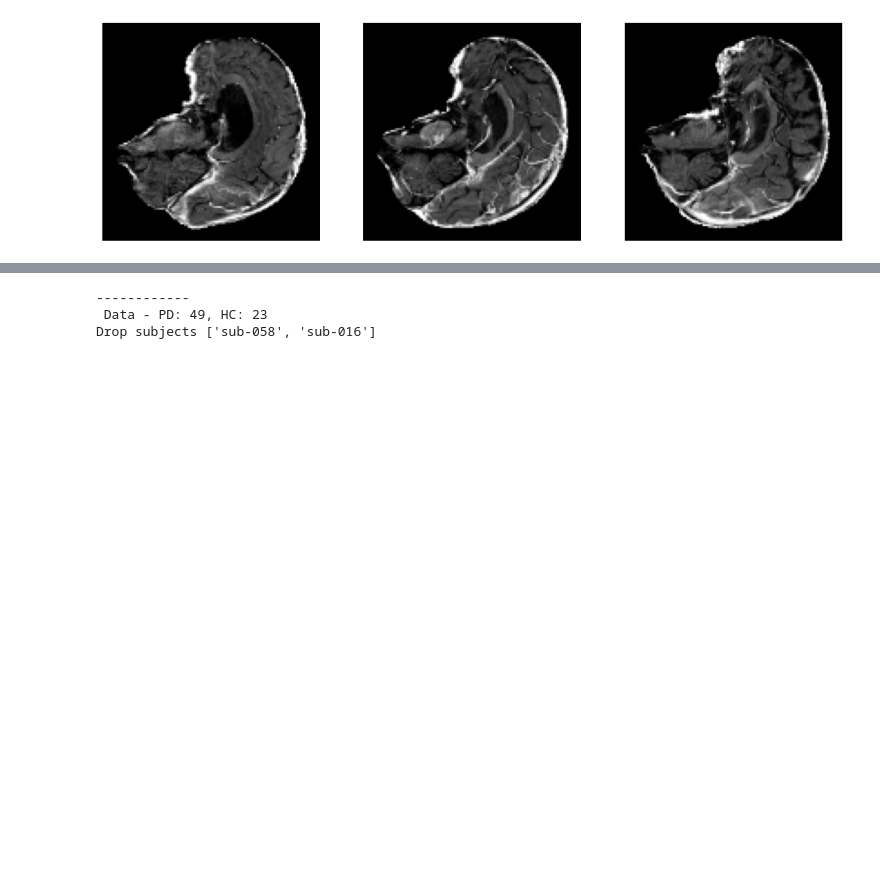
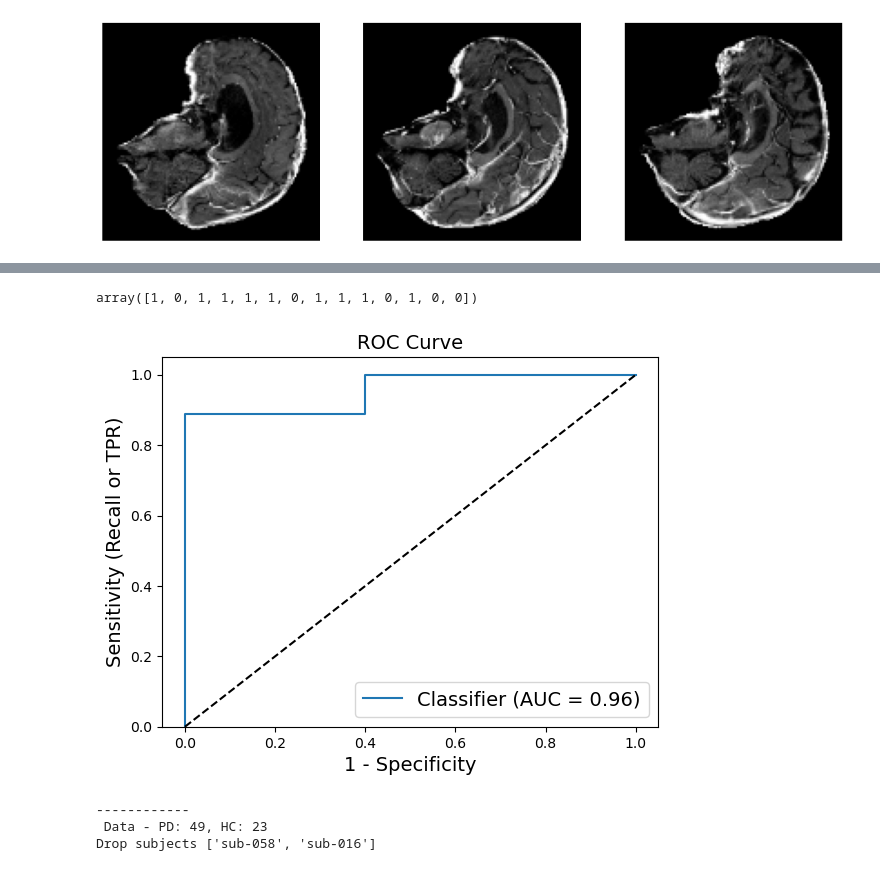
Before and after one commit to alexCortinaU/parkinson_classification, a Jupyter notebook: reading_data.ipynb, the cells around one changed output, grey strips where cells are left out. Cells and saved outputs as stored; diff of their text form; code cells hidden in the pictures; blank space fills up the shorter version.

```diff
--- a/reading_data.ipynb
+++ b/reading_data.ipynb
@@ -699,0 +742,9 @@ exp3_inf_df.loc[(exp3_inf_df.map_type == 'R2s_WLS1') & (exp3_inf_df.exp_type ==
+# %%
+mtsatexp =  exp3_inf_df.loc[(exp3_inf_df.map_type == 'MTsat') & (exp3_inf_df.exp_type == '3A'), ['targets', 'sm_preds']]
+targets = [tval.replace('[[', '').replace(']]', '').split(' ') for tval in mtsatexp.targets.values.tolist()]
+targets = np.argmax(np.asarray([int(item) for sublist in targets for item in sublist]).reshape(-1, 2), axis=1)
+preds = [tval.replace('[[', '').replace(']]', '').split(' ') for tval in mtsatexp.sm_preds.values.tolist()]
+preds = np.asarray([float(item) for sublist in preds for item in sublist if item != '']).reshape(-1, 2)
+targets
+# %% [output]
+array([1, 0, 1, 1, 1, 1, 0, 1, 1, 1, 0, 1, 0, 0])
@@ -700,3 +785,15 @@ exp3_inf_df.loc[(exp3_inf_df.map_type == 'R2s_WLS1') & (exp3_inf_df.exp_type ==
+# %%
+metrics.RocCurveDisplay.from_predictions(targets, preds[:, 1], pos_label=1)
+plt.plot([0, 1], [0, 1], 'k--')
+plt.xlim([-0.05, 1.05])
+plt.ylim([0.0, 1.05])
+plt.xlabel('1 - Specificity', fontsize=14)
+plt.ylabel('Sensitivity (Recall or TPR)', fontsize=14)
+plt.title('ROC Curve', fontsize=14)
+plt.legend(loc="lower right", fontsize=14)
+plt.show()
+# %% [output]
+[figure, added]
 # %%
 with open('config/config.yaml', 'r') as f:
     cfg = list(yaml.load_all(f, yaml.SafeLoader))[0]
```
Also changed, not shown: parts of 7 cells of this notebook, 1 other file.
